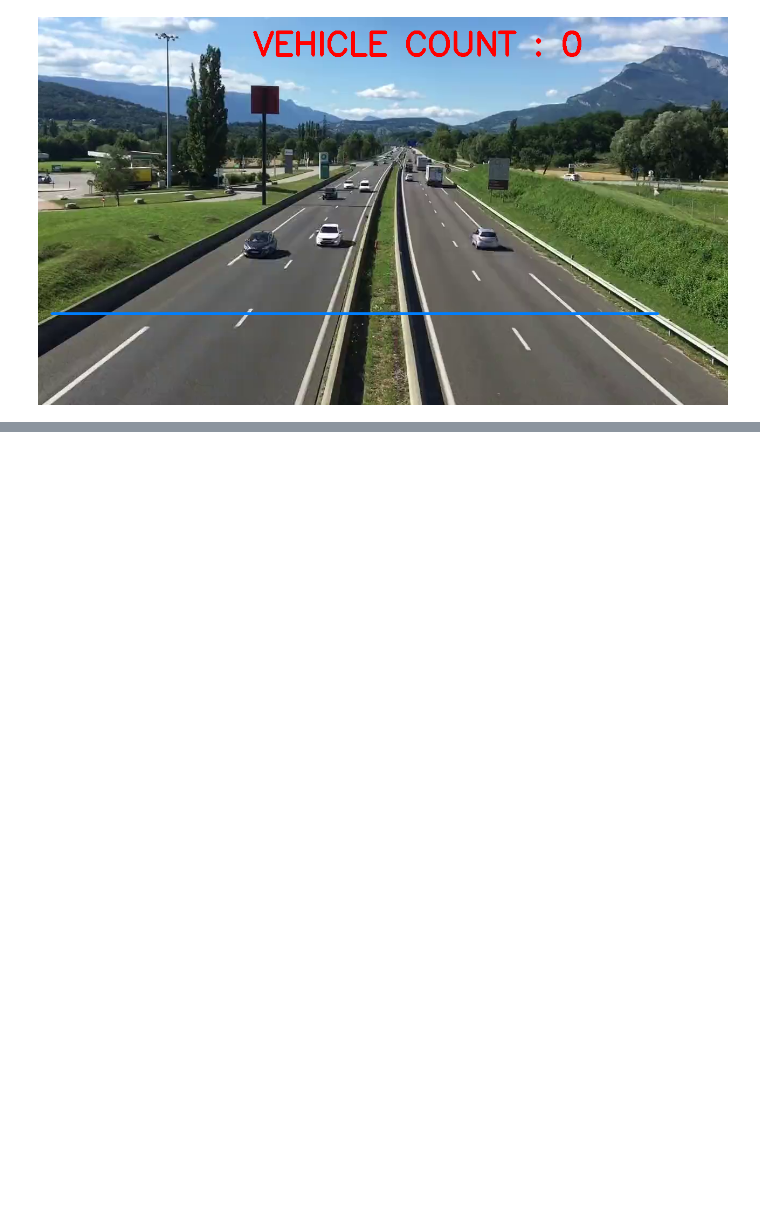
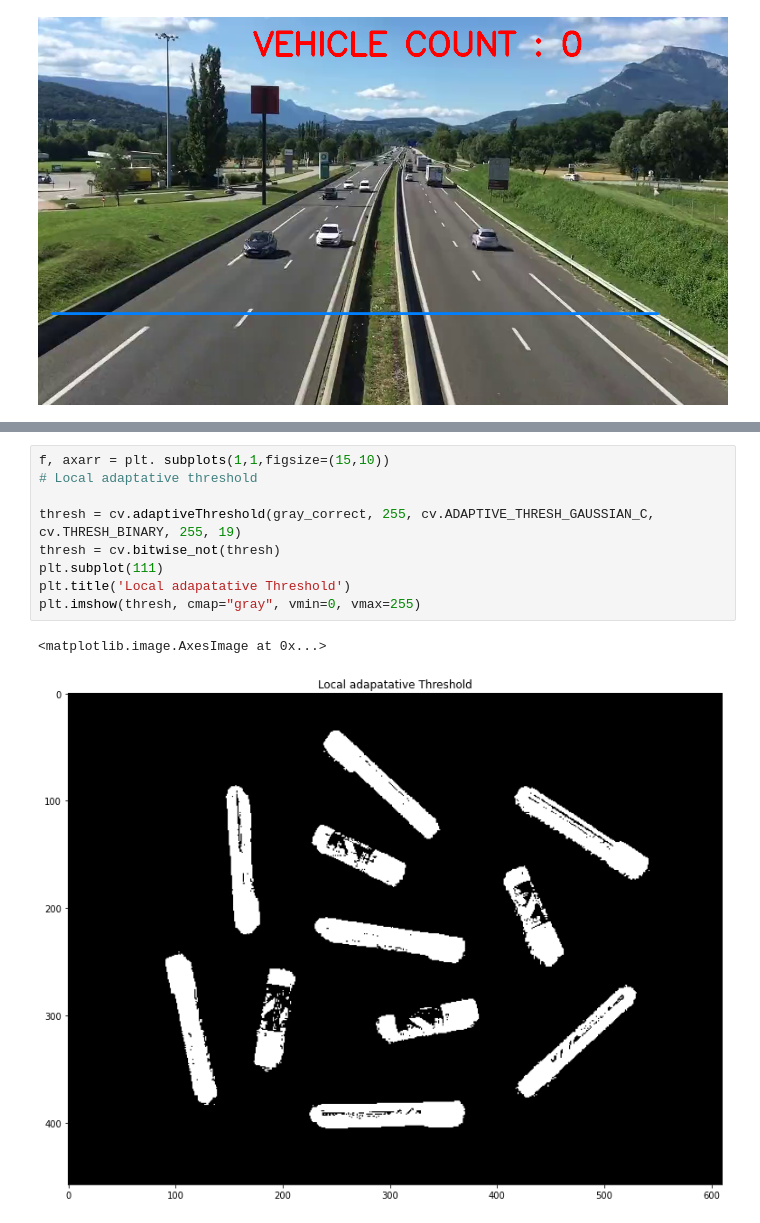
Before and after one commit to hunaynr/PCVK_Genap_2021, a Jupyter notebook: UAS.ipynb, the cells around one changed output, grey strips where cells are left out. Cells and saved outputs as stored; diff of their text form; blank space fills up the shorter version.

```diff
--- a/UAS.ipynb
+++ b/UAS.ipynb
@@ -81,0 +116,12 @@ capture.release()
+# %%
+f, axarr = plt. subplots(1,1,figsize=(15,10))
+# Local adaptative threshold
+
+thresh = cv.adaptiveThreshold(gray_correct, 255, cv.ADAPTIVE_THRESH_GAUSSIAN_C, cv.THRESH_BINARY, 255, 19)
+thresh = cv.bitwise_not(thresh)
+plt.subplot(111)
+plt.title('Local adapatative Threshold')
+plt.imshow(thresh, cmap="gray", vmin=0, vmax=255)
+# %% [output]
+<matplotlib.image.AxesImage at 0x...>
+[figure, added]
```
Also changed, not shown: parts of 6 cells of this notebook.
